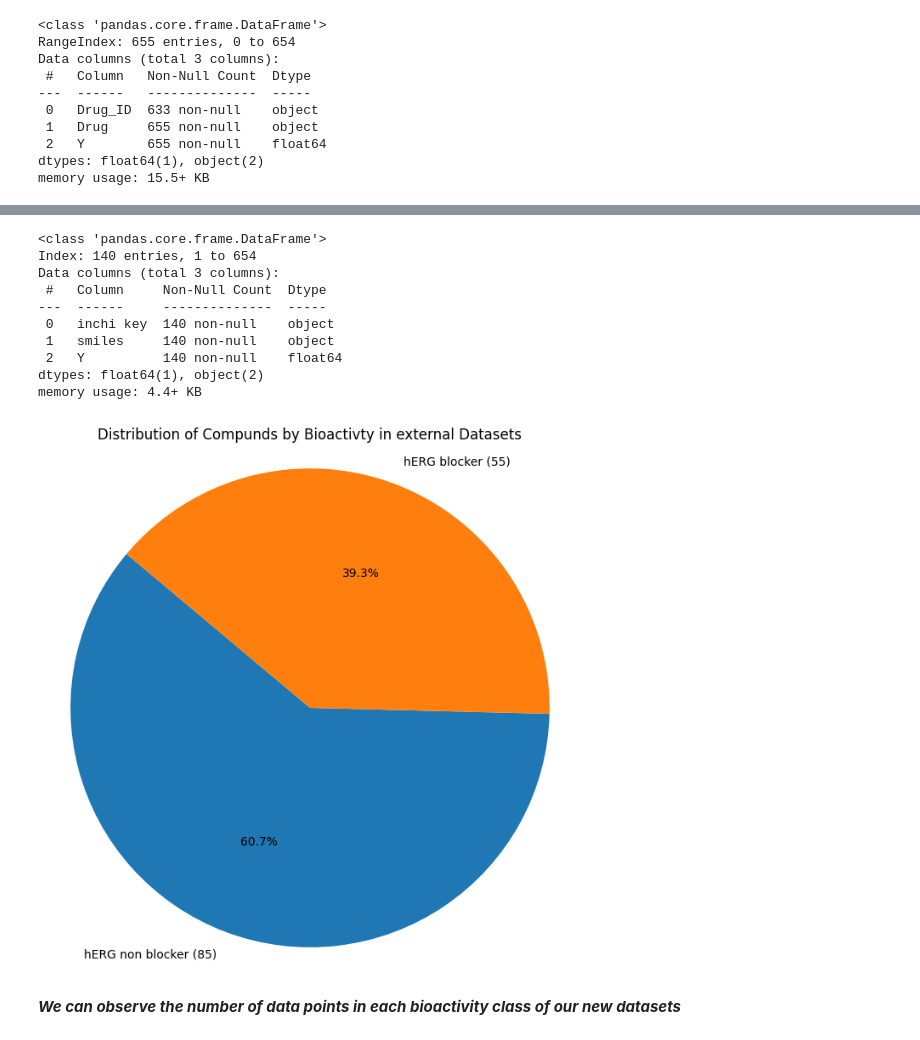
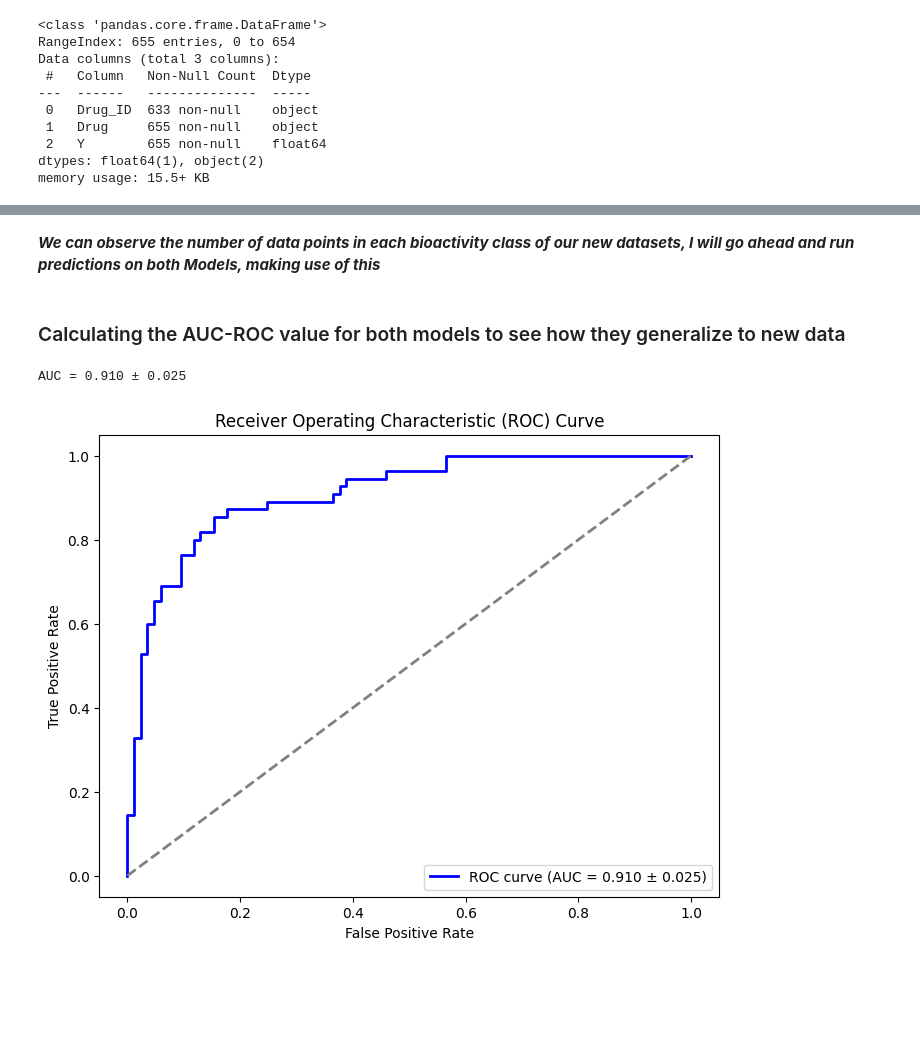
Before and after one commit to Malikbadmus/model-validation-eos30f3, a Jupyter notebook: notebooks/02_external_validation.ipynb, the cells around one changed output, grey strips where cells are left out. Cells and saved outputs as stored; diff of their text form; code cells hidden in the pictures; blank space fills up the shorter version.

```diff
--- a/notebooks/02_external_validation.ipynb
+++ b/notebooks/02_external_validation.ipynb
@@ -125,0 +162,14 @@ matching_rows.head(10)
+# %%
+
+new_df = df.copy()
+
+new_df.drop(df.index[df['inchi key'].isin(eos30f3_datasets['inchi key'])], inplace=True)
+new_df.reset_index(drop=True, inplace=True)
+new_df.to_csv(output_path_file_2, index=False)
+
+df.drop(df.index[df['inchi key'].isin(cai_dataset['inchi key'])], inplace=True)
+df.drop(columns=['inchi key'], inplace=True)
+df.reset_index(drop=True, inplace=True)
+df.to_csv(output_path_file_1, index=False)
+
+df.info()
@@ -141,32 +199,36 @@ memory usage: 16.1+ KB
-# %%
-df.drop(same_val, inplace=True)
-# %%
-df.info()
-# %% [output]
-<class 'pandas.core.frame.DataFrame'>
-Index: 140 entries, 1 to 654
-Data columns (total 3 columns):
- #   Column     Non-Null Count  Dtype
----  ------     --------------  -----
- 0   inchi key  140 non-null    object
- 1   smiles     140 non-null    object
- 2   Y          140 non-null    float64
-dtypes: float64(1), object(2)
-memory usage: 4.4+ KB
-# %%
-class_counts = df['Y'].value_counts()
-class_names = {0: 'hERG non blocker', 1: 'hERG blocker'}
-
-# Create a pie chart
-plt.figure(figsize=(8, 8))
-wedges, texts, autotexts = plt.pie(class_counts, labels=class_counts.index.map(class_names), autopct='%1.1f%%', startangle=140)
-for i, label in enumerate(texts):
-    label.set_text(f"{label.get_text()} ({class_counts[i]})")
-
-plt.title('Distribution of Compunds by Bioactivty in external Datasets')
-plt.axis('equal')
-plt.show()
-# %% [output]
-[figure, removed]
 # %% [markdown]
-***We can observe the number of data points in each bioactivity class of our new datasets***
+***We can observe the number of data points in each bioactivity class of our new datasets, I will go ahead and run predictions on both Models, making use of this***
+# %% [markdown]
+### Calculating the AUC-ROC value for both models to see how they generalize to new data
+# %%
+ex_DMPNN_preds = pd.read_csv(os.path.join(DATAPATH, "Model_predictions", "ex_DMPNN_preds.csv"))
+# %%
+from sklearn.metrics import roc_curve, roc_auc_score
+import numpy as np
+
+# Calculate ROC curve and AUC
+fpr, tpr, thresholds = roc_curve(df['Y'], ex_DMPNN_preds['X10'])
+auc = roc_auc_score(df['Y'], ex_DMPNN_preds['X10'])
+
+n_bootstraps = 1000
+auc_values = np.zeros(n_bootstraps)
+for i in range(n_bootstraps):
+    indices = np.random.choice(len(df['Y']), len(df['Y']), replace=True)
+    auc_values[i] = roc_auc_score(df['Y'].iloc[indices], ex_DMPNN_preds['X10'].iloc[indices])
+
+
+auc_std_error = np.std(auc_values)
+
+print(f"AUC = {auc:.3f} ± {auc_std_error:.3f}")
+
+plt.figure(figsize=(8, 6))
+plt.plot(fpr, tpr, color='blue', lw=2, label=f'ROC curve (AUC = {auc:.3f} ± {auc_std_error:.3f})')
+plt.plot([0, 1], [0, 1], color='gray', linestyle='--', lw=2)
+plt.xlabel('False Positive Rate')
+plt.ylabel('True Positive Rate')
+plt.title('Receiver Operating Characteristic (ROC) Curve')
+plt.legend(loc='lower right')
+plt.show()
+# %% [output]
+AUC = 0.910 ± 0.025
+[figure, added]
```
Also changed, not shown: parts of 26 cells of this notebook, 9 other files.
